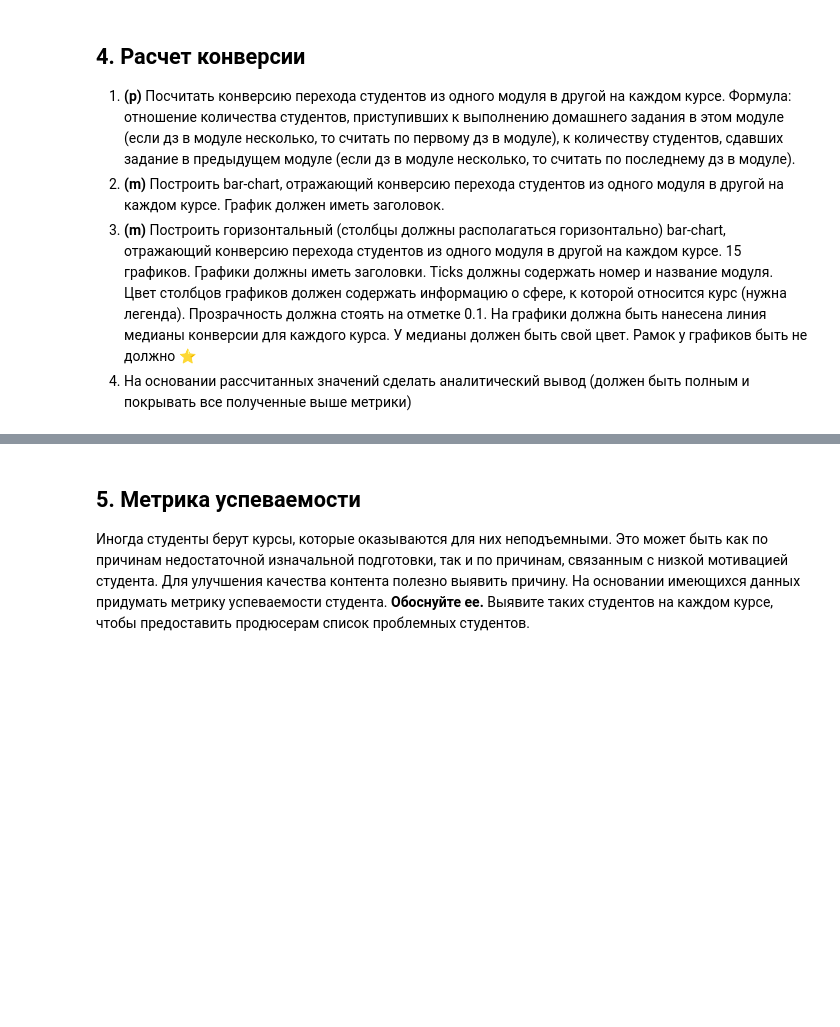
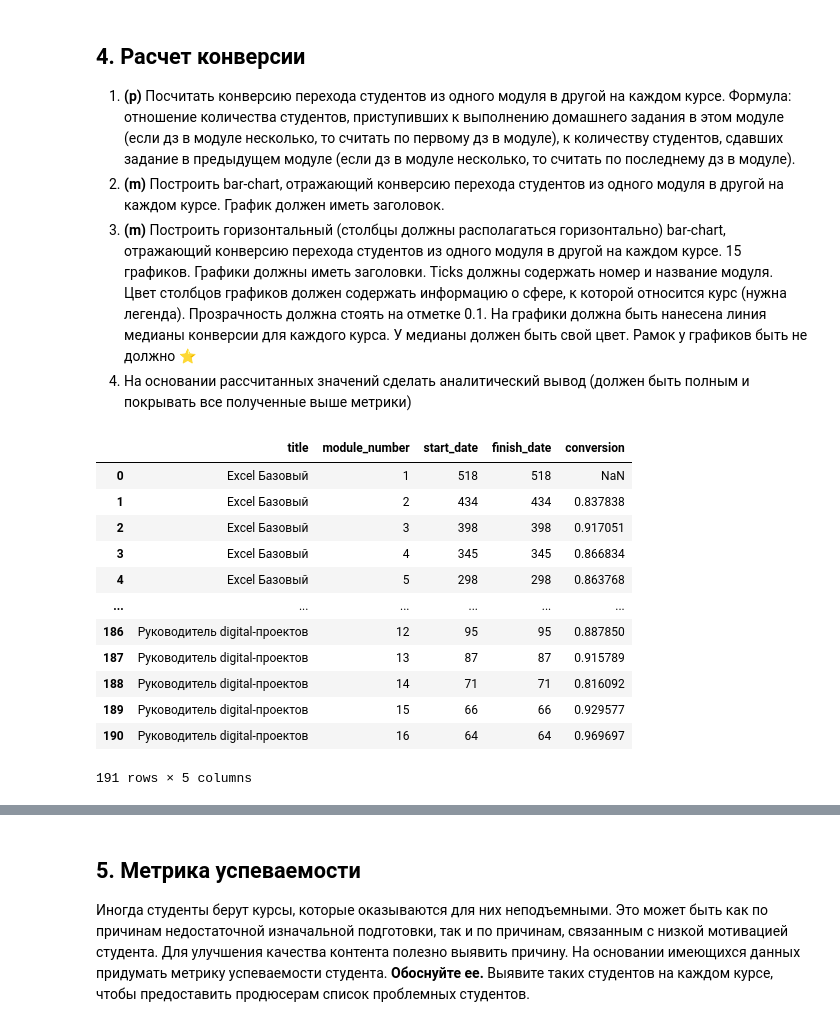
Before and after one commit to SergioKramer/Course_Analyst, a Jupyter notebook: Coursework_analytics_1_kramer.ipynb, the cells around one changed output, grey strips where cells are left out. Drawn from its saved outputs; the diff is of its cells as text; code cells hidden in the pictures; blank space fills up the shorter version.

```diff
--- a/Coursework_analytics_1_kramer.ipynb
+++ b/Coursework_analytics_1_kramer.ipynb
@@ -488,0 +487,20 @@ plt.show()
+# %%
+# Конверсия перехода студентов из одного модуля в другой на каждом курсе.
+
+hw5 = hw2.groupby(['title', 'module_number'])['start_date', 'finish_date'].count().reset_index()
+hw5['conversion'] = hw5['start_date']/hw5['finish_date'].shift(1)
+hw5
+# %% [output]
+|  | title | module_number | start_date | finish_date | conversion |
+| 0 | Excel Базовый | 1 | 518 | 518 | NaN |
+| 1 | Excel Базовый | 2 | 434 | 434 | 0.837838 |
+| 2 | Excel Базовый | 3 | 398 | 398 | 0.917051 |
+| 3 | Excel Базовый | 4 | 345 | 345 | 0.866834 |
+| 4 | Excel Базовый | 5 | 298 | 298 | 0.863768 |
+| ... | ... | ... | ... | ... | ... |
+| 186 | Руководитель digital-проектов | 12 | 95 | 95 | 0.887850 |
+| 187 | Руководитель digital-проектов | 13 | 87 | 87 | 0.915789 |
+| 188 | Руководитель digital-проектов | 14 | 71 | 71 | 0.816092 |
+| 189 | Руководитель digital-проектов | 15 | 66 | 66 | 0.929577 |
+| 190 | Руководитель digital-проектов | 16 | 64 | 64 | 0.969697 |
+191 rows × 5 columns
```
Also changed, not shown: parts of 6 cells of this notebook.
